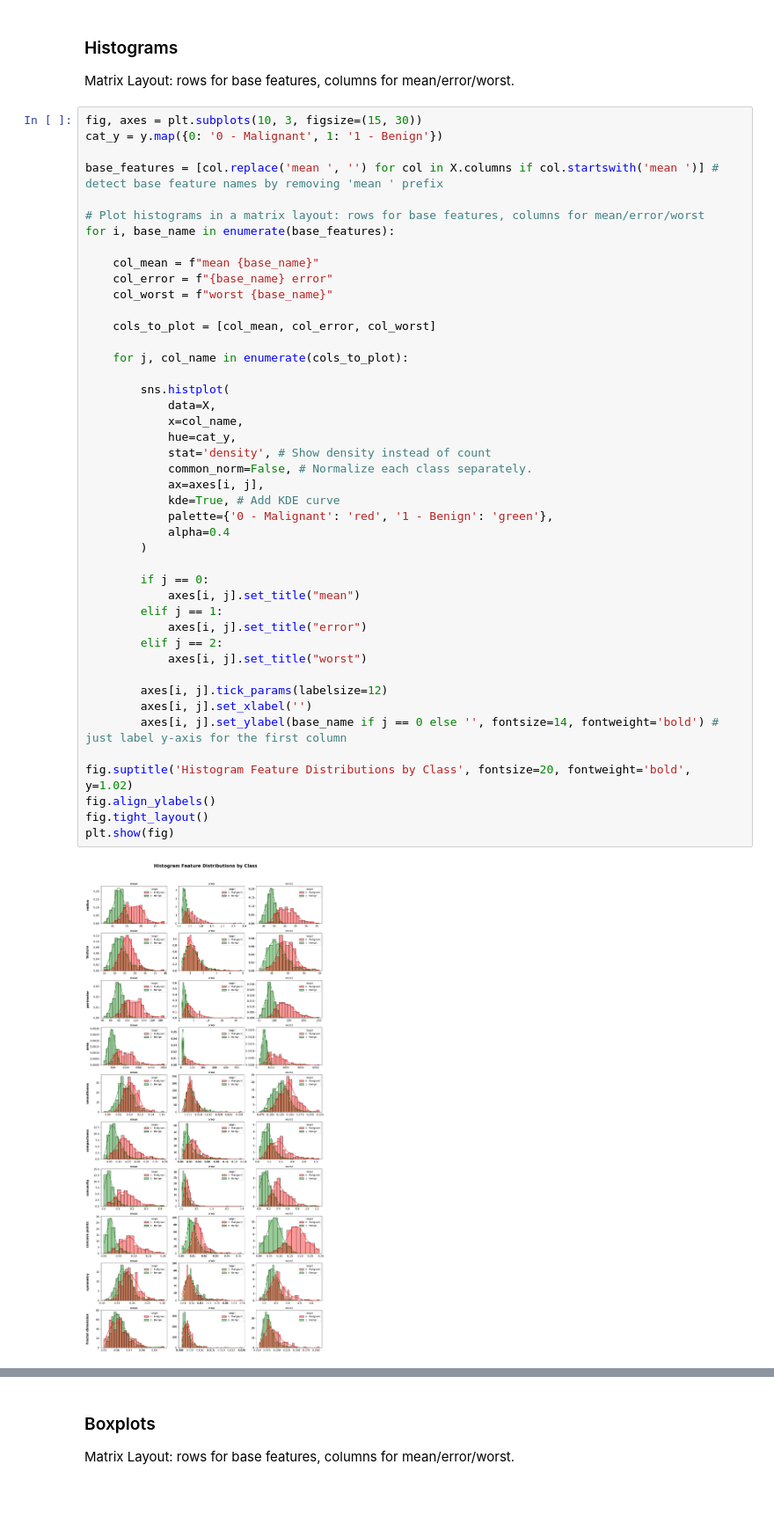
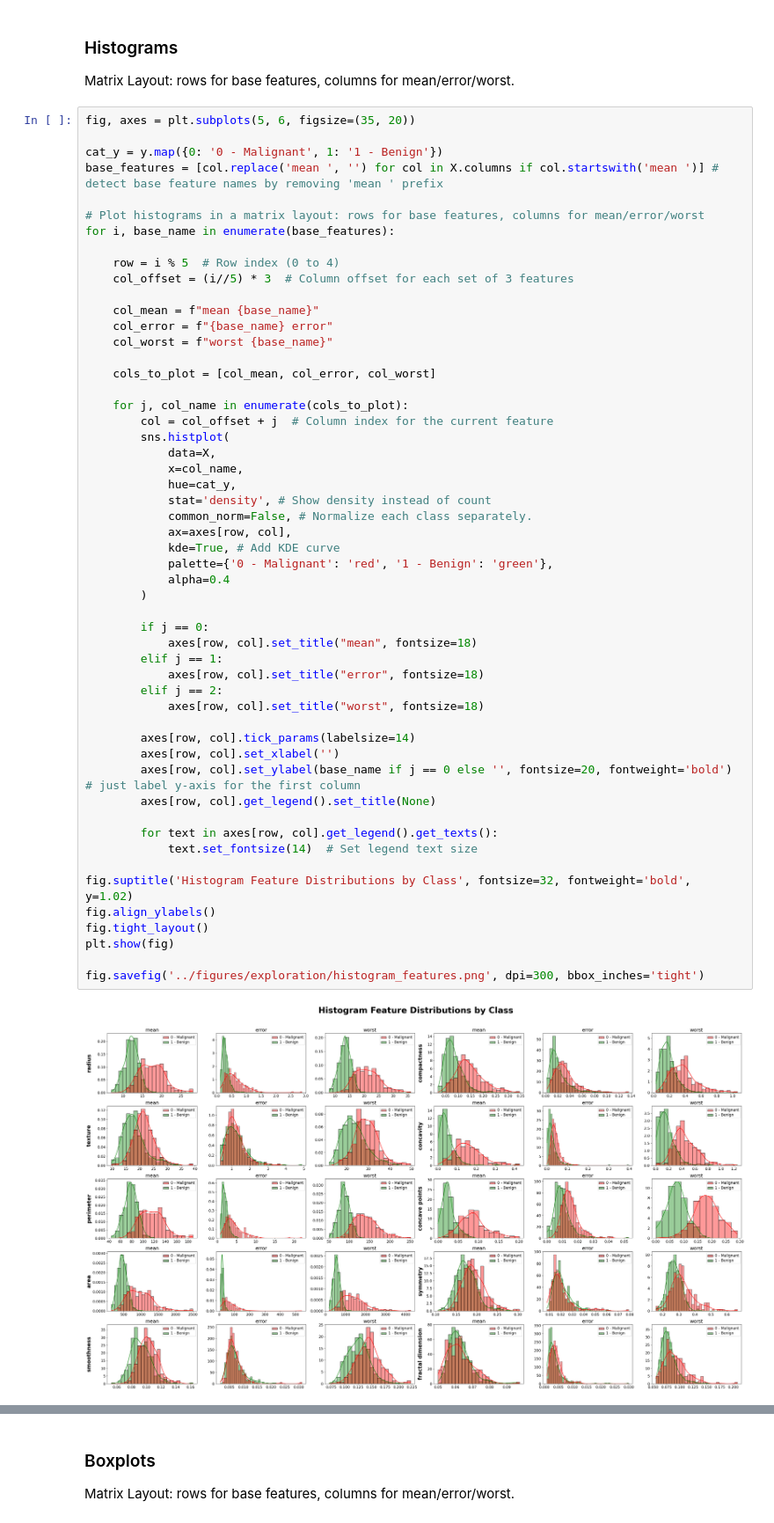
Before and after one commit to Joaomuianga/ML-team-collaboration, a Jupyter notebook: 2_SupervisedLearning/notebooks/1_Preprocessing.ipynb, the cells around one changed output, grey strips where cells are left out. Shown at 88% size. Cells and saved outputs as stored; diff of their text form; blank space fills up the shorter version.

Commit message:
comments and redistribution of task 1 figures

```diff
--- a/2_SupervisedLearning/notebooks/1_Preprocessing.ipynb
+++ b/2_SupervisedLearning/notebooks/1_Preprocessing.ipynb
@@ -103,50 +103,59 @@ The dataset is slightly imbalanced, with more benign cases (1) than malignant on
 
 Matrix Layout: rows for base features, columns for mean/error/worst.
 # %%
-fig, axes = plt.subplots(10, 3, figsize=(15, 30))
+fig, axes = plt.subplots(5, 6, figsize=(35, 20))
+
 cat_y = y.map({0: '0 - Malignant', 1: '1 - Benign'})
-
 base_features = [col.replace('mean ', '') for col in X.columns if col.startswith('mean ')] # detect base feature names by removing 'mean ' prefix
 
 # Plot histograms in a matrix layout: rows for base features, columns for mean/error/worst
 for i, base_name in enumerate(base_features):
+
+    row = i % 5  # Row index (0 to 4)
+    col_offset = (i//5) * 3  # Column offset for each set of 3 features
 
     col_mean = f"mean {base_name}"
     col_error = f"{base_name} error"
     col_worst = f"worst {base_name}"
 
     cols_to_plot = [col_mean, col_error, col_worst]
 
     for j, col_name in enumerate(cols_to_plot):
-
+        col = col_offset + j  # Column index for the current feature
         sns.histplot(
             data=X,
             x=col_name,
             hue=cat_y,
             stat='density', # Show density instead of count
             common_norm=False, # Normalize each class separately.
-            ax=axes[i, j],
+            ax=axes[row, col],
             kde=True, # Add KDE curve
             palette={'0 - Malignant': 'red', '1 - Benign': 'green'},
             alpha=0.4
         )
 
         if j == 0:
-            axes[i, j].set_title("mean")
+            axes[row, col].set_title("mean", fontsize=18)
         elif j == 1:
-            axes[i, j].set_title("error")
+            axes[row, col].set_title("error", fontsize=18)
         elif j == 2:
-            axes[i, j].set_title("worst")
+            axes[row, col].set_title("worst", fontsize=18)
 
-        axes[i, j].tick_params(labelsize=12)
-        axes[i, j].set_xlabel('')
-        axes[i, j].set_ylabel(base_name if j == 0 else '', fontsize=14, fontweight='bold') # just label y-axis for the first column
+        axes[row, col].tick_params(labelsize=14)
+        axes[row, col].set_xlabel('')
+        axes[row, col].set_ylabel(base_name if j == 0 else '', fontsize=20, fontweight='bold') # just label y-axis for the first column
+        axes[row, col].get_legend().set_title(None)
 
-fig.suptitle('Histogram Feature Distributions by Class', fontsize=20, fontweight='bold', y=1.02)
+        for text in axes[row, col].get_legend().get_texts():
+            text.set_fontsize(14)  # Set legend text size
+
+fig.suptitle('Histogram Feature Distributions by Class', fontsize=32, fontweight='bold', y=1.02)
 fig.align_ylabels()
 fig.tight_layout()
 plt.show(fig)
+
+fig.savefig('../figures/exploration/histogram_features.png', dpi=300, bbox_inches='tight')
 # %% [output]
-[figure, old version]
+[figure, new version]
 # %% [markdown]
 **Observations:**
```
Also changed, not shown: parts of 6 cells of this notebook.
